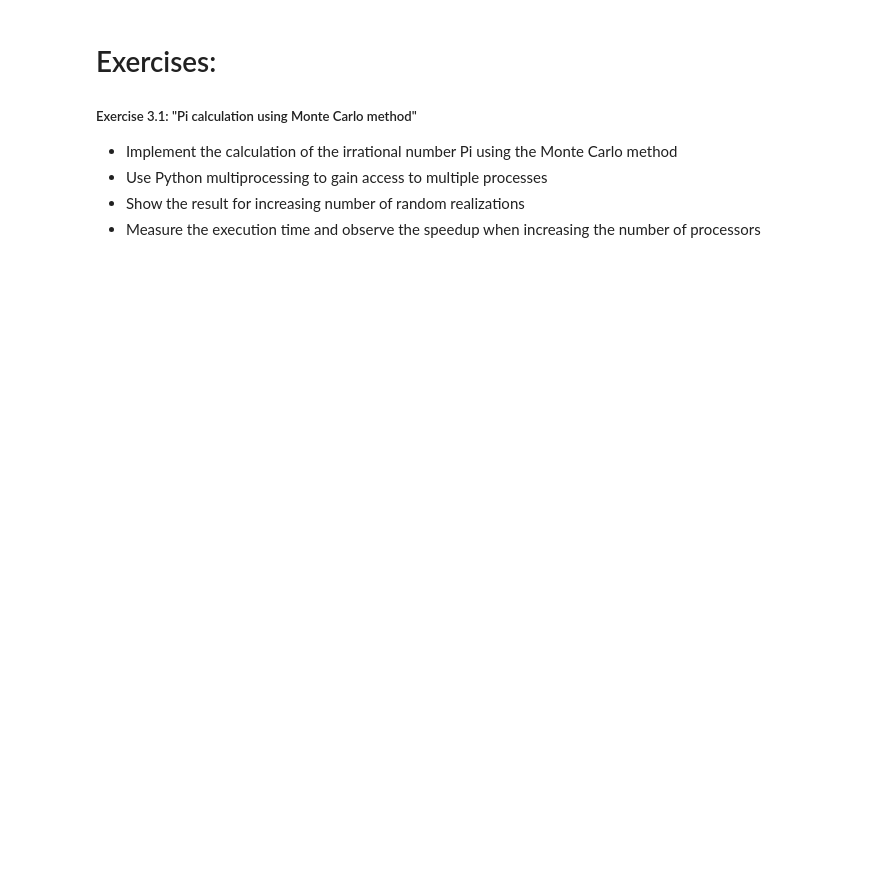
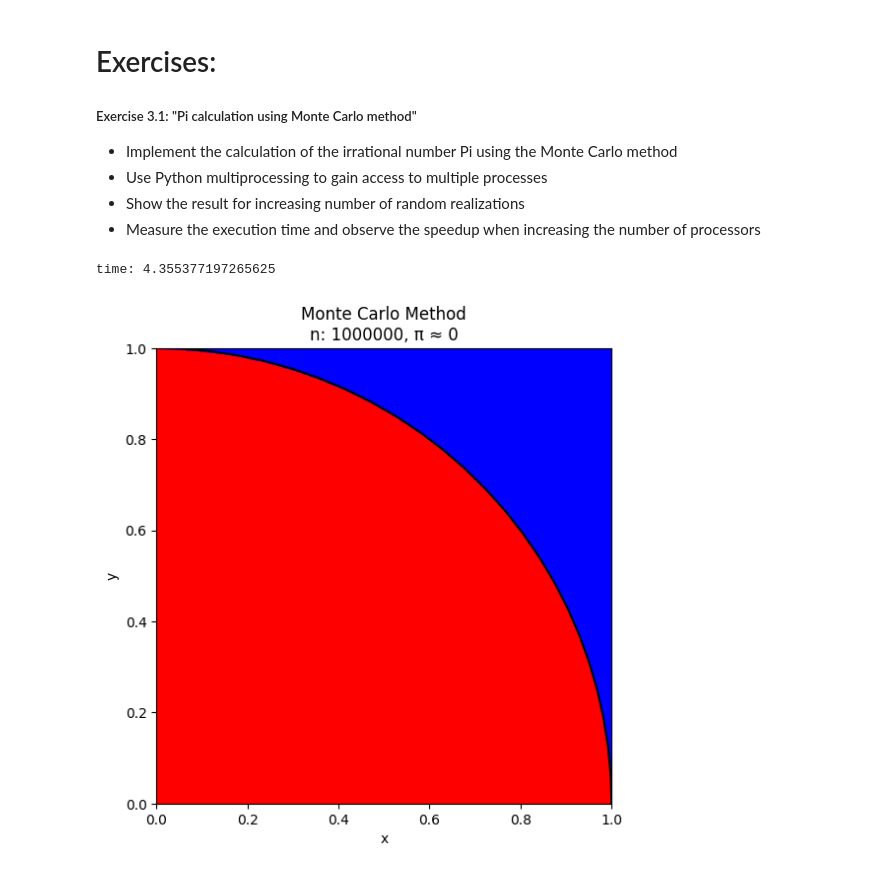
Before and after one commit to ChineseWarlord/CE8-AVS-Project, a Jupyter notebook: Simon/Lecture 3/monte_carlo.ipynb, the cells around one changed output. Drawn from its saved outputs; the diff is of its cells as text; code cells hidden in the pictures; blank space fills up the shorter version.

```diff
--- a/Simon/Lecture 3/monte_carlo.ipynb
+++ b/Simon/Lecture 3/monte_carlo.ipynb
@@ -61,39 +105,35 @@ def in_circle(points):
 # %%
 # Set random seed
 np.random.seed(10)
 
 # Initialize variables
-points_inside_circle = 0
-points_generated = 0
-points = []
-n = 100
+n = 1000000
 
 # Generate angles from 0 to 2*pi
 angles = np.linspace(0, 2 * np.pi, 100)
 
 # Generate x and y coordinates of points on the unit circle
 x = np.cos(angles)
 y = np.sin(angles)
 
 # Plot the unit circle
+plt.figure(figsize=(6,6))
 plt.plot(x, y, color="black")
 plt.xlim(0, 1)  # Limit x-axis
 plt.ylim(0, 1)  # Limit y-axis
+plt.gca().set_aspect('equal', 'box')
 plt.xlabel('x')
 plt.ylabel('y')
 
-for i in range(n):
-    point = generate_points()
-    points.append(point)
-    #print(point)
-    d = np.sqrt(point[0]**2 + point[1]**2)
-    #print(d)
-    if d <= 1:
-        points_inside_circle += 1
-        plt.scatter(point[0], point[1], color="red", marker=".")
-    else:
-        plt.scatter(point[0], point[1], color="blue", marker=".")
-    points_generated += 1
+t1 = time.time()
+inside, outside, _ = monte_carlo(n)
+print("time:", time.time()-t1)
 
-    pi_est = 4 * (points_inside_circle / points_generated)
-plt.title(f'Monte Carlo Method\nn: {i + 1}, π ≈ {pi_est}')
+plt.scatter(inside[:,0], inside[:,1], color="red", marker=".", s=0.5)
+plt.scatter(outside[:,0], outside[:,1], color="blue", marker=".", s=0.5)
+
+plt.title(f'Monte Carlo Method\nn: {n}, π ≈ {0}')
+plt.show()
+# %% [output]
+time: 4.355377197265625
+[figure, added]
```
Also changed, not shown: parts of 2 cells of this notebook.
